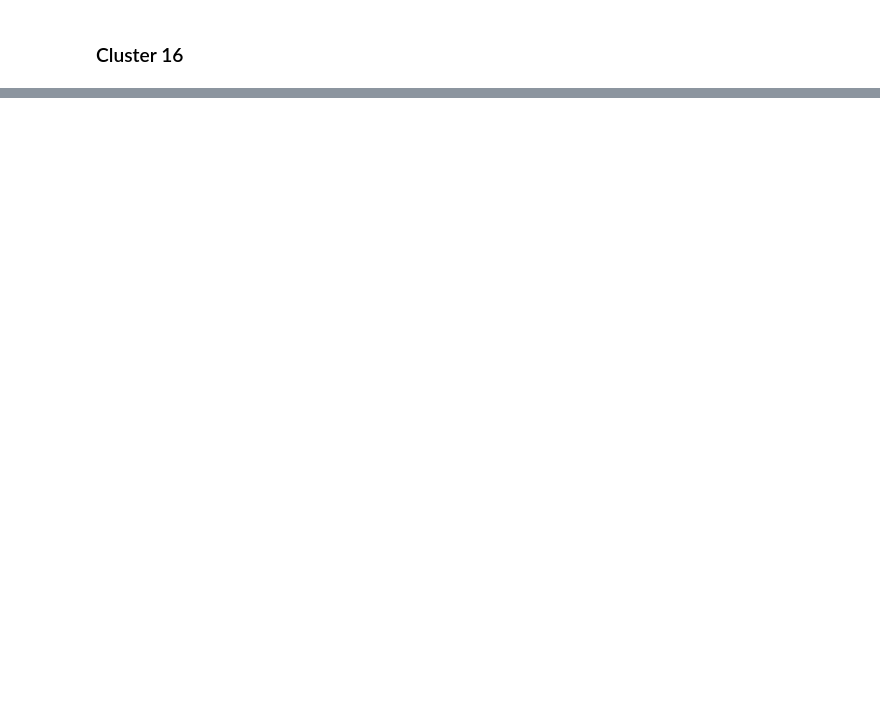
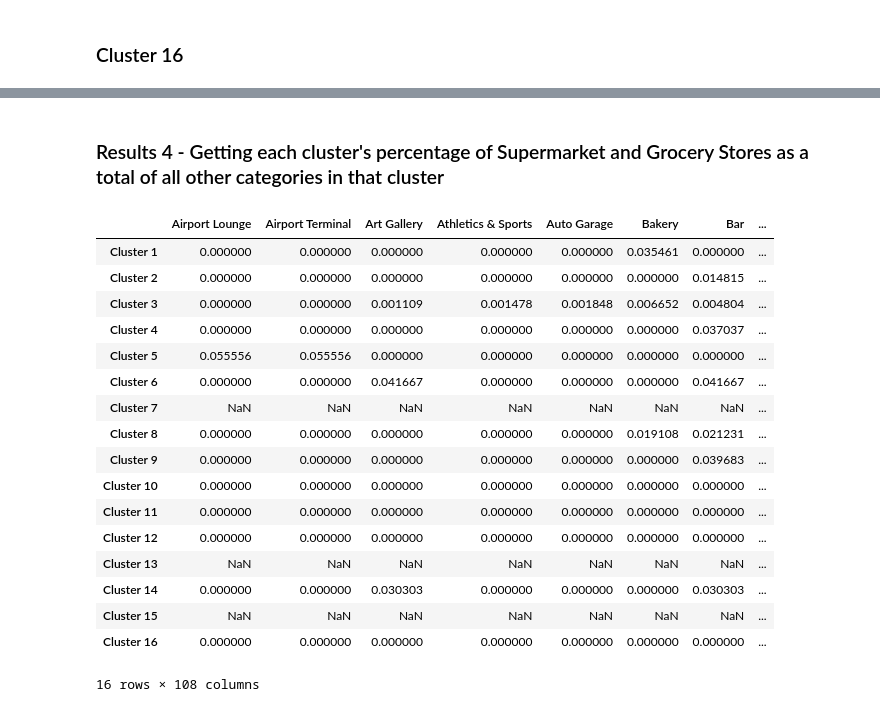
Before and after one commit to enthufil/coursera_capstone, a Jupyter notebook: Capstone_The-Battle-of-the-Neighborhoods_Gab.ipynb, the cells around one changed output, grey strips where cells are left out. Saved outputs shown, nothing was run; the diff lists cells and outputs as text; code cells hidden in the pictures; blank space fills up the shorter version.

```diff
--- a/Capstone_The-Battle-of-the-Neighborhoods_Gab.ipynb
+++ b/Capstone_The-Battle-of-the-Neighborhoods_Gab.ipynb
@@ -674,7 +746,8 @@ edin_merged.loc[edin_merged['Cluster Labels'] == 12, edin_merged.columns[[0] + l
 # %% [markdown]
 ### Cluster 14
 # %%
-edin_merged.loc[edin_merged['Cluster Labels'] == 13, edin_merged.columns[[0] + list(range(4, edin_merged.shape[1]))]]
+C14=edin_merged.loc[edin_merged['Cluster Labels'] == 13, edin_merged.columns[[0] + list(range(4, edin_merged.shape[1]))]]
+C14
 # %% [output]
 |  | Neighbourhood | 1st Most Common Venue | 2nd Most Common Venue | 3rd Most Common Venue | 4th Most Common Venue | ... |
 | 32 | Comely Bank | Café | Hotel | Restaurant | Park | ... |
@@ -683,7 +756,8 @@ edin_merged.loc[edin_merged['Cluster Labels'] == 13, edin_merged.columns[[0] + l
 # %% [markdown]
 ### Cluster 15
 # %%
-edin_merged.loc[edin_merged['Cluster Labels'] == 14, edin_merged.columns[[0] + list(range(4, edin_merged.shape[1]))]]
+C15=edin_merged.loc[edin_merged['Cluster Labels'] == 14, edin_merged.columns[[0] + list(range(4, edin_merged.shape[1]))]]
+C15
 # %% [output]
 |  | Neighbourhood | 1st Most Common Venue | 2nd Most Common Venue | 3rd Most Common Venue | 4th Most Common Venue | ... |
 | 161 | Western Harbour, Edinburgh | Hotel | Café | Grocery Store | Italian Restaurant | ... |
@@ -700,0 +839,26 @@ edin_merged.loc[edin_merged['Cluster Labels'] == 15, edin_merged.columns[[0] + l
+# %% [markdown]
+### Results 4 - Getting each cluster's percentage of Supermarket and Grocery Stores as a total of all other categories in that cluster
+# %%
+Cluster_List.loc['Total',:]= Cluster_List.sum(axis=0)
+Cluster2=Cluster_List.transpose()
+Cluster3 = Cluster2.loc[:,'Airport Lounge':'Zoo Exhibit'].div(Cluster2["Total"], axis=0)
+Cluster3
+# %% [output]
+|  | Airport Lounge | Airport Terminal | Art Gallery | Athletics & Sports | Auto Garage | Bakery | Bar | ... |
+| Cluster 1 | 0.000000 | 0.000000 | 0.000000 | 0.000000 | 0.000000 | 0.035461 | 0.000000 | ... |
+| Cluster 2 | 0.000000 | 0.000000 | 0.000000 | 0.000000 | 0.000000 | 0.000000 | 0.014815 | ... |
+| Cluster 3 | 0.000000 | 0.000000 | 0.001109 | 0.001478 | 0.001848 | 0.006652 | 0.004804 | ... |
+| Cluster 4 | 0.000000 | 0.000000 | 0.000000 | 0.000000 | 0.000000 | 0.000000 | 0.037037 | ... |
+| Cluster 5 | 0.055556 | 0.055556 | 0.000000 | 0.000000 | 0.000000 | 0.000000 | 0.000000 | ... |
+| Cluster 6 | 0.000000 | 0.000000 | 0.041667 | 0.000000 | 0.000000 | 0.000000 | 0.041667 | ... |
+| Cluster 7 | NaN | NaN | NaN | NaN | NaN | NaN | NaN | ... |
+| Cluster 8 | 0.000000 | 0.000000 | 0.000000 | 0.000000 | 0.000000 | 0.019108 | 0.021231 | ... |
+| Cluster 9 | 0.000000 | 0.000000 | 0.000000 | 0.000000 | 0.000000 | 0.000000 | 0.039683 | ... |
+| Cluster 10 | 0.000000 | 0.000000 | 0.000000 | 0.000000 | 0.000000 | 0.000000 | 0.000000 | ... |
+| Cluster 11 | 0.000000 | 0.000000 | 0.000000 | 0.000000 | 0.000000 | 0.000000 | 0.000000 | ... |
+| Cluster 12 | 0.000000 | 0.000000 | 0.000000 | 0.000000 | 0.000000 | 0.000000 | 0.000000 | ... |
+| Cluster 13 | NaN | NaN | NaN | NaN | NaN | NaN | NaN | ... |
+| Cluster 14 | 0.000000 | 0.000000 | 0.030303 | 0.000000 | 0.000000 | 0.000000 | 0.030303 | ... |
+| Cluster 15 | NaN | NaN | NaN | NaN | NaN | NaN | NaN | ... |
+| Cluster 16 | 0.000000 | 0.000000 | 0.000000 | 0.000000 | 0.000000 | 0.000000 | 0.000000 | ... |
+16 rows × 108 columns
```
Also changed, not shown: parts of 51 cells of this notebook.
